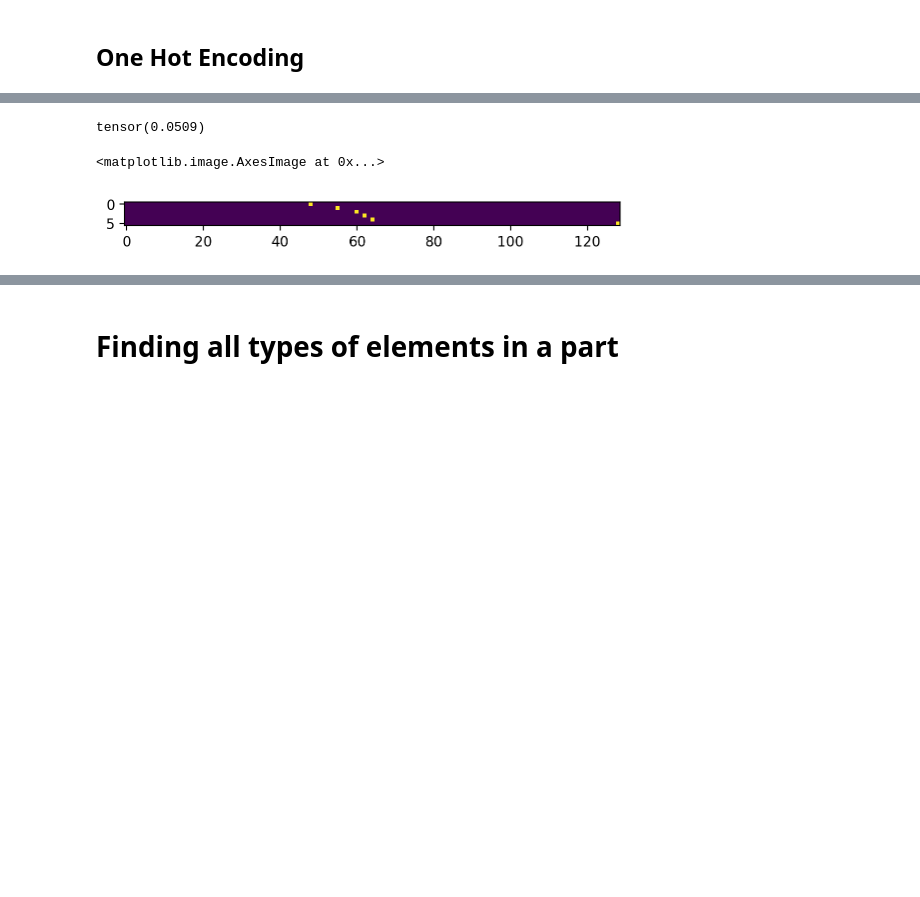
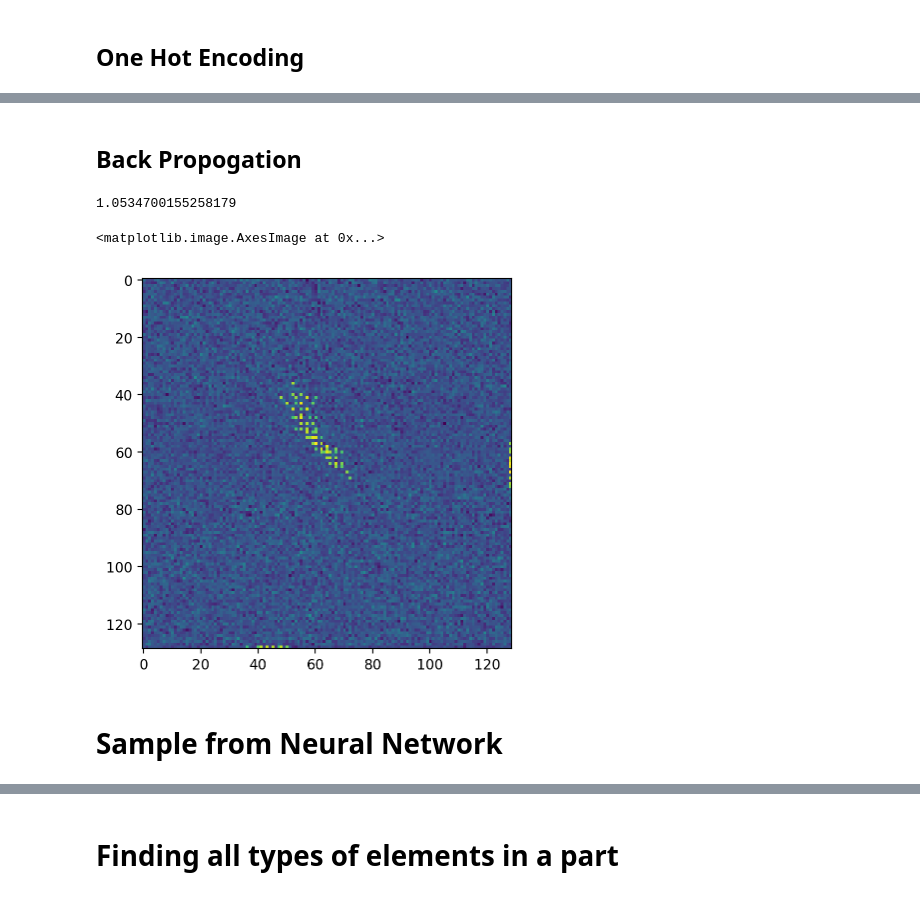
Before and after one commit to rp-bot/MIDI-gen-ai, a Jupyter notebook: src/transformer.ipynb, the cells around one changed output, grey strips where cells are left out. Drawn from its saved outputs; the diff is of its cells as text; code cells hidden in the pictures; blank space fills up the shorter version.

Commit message:
new networks

```diff
--- a/src/transformer.ipynb
+++ b/src/transformer.ipynb
@@ -150,8 +146,8 @@ n = 0
 for chord in all_chords:
     c_bigram = ["."] + chord + ["."]
     for c1, c2 in zip(c_bigram, c_bigram[1:]):
-        ix1 = ntoi[c1]
-        ix2 = ntoi[c2]
+        ix1 = n_to_i[c1]
+        ix2 = n_to_i[c2]
         p = P[ix1, ix2]
         logprob = torch.log(p)
         log_likelihood += logprob
@@ -169,13 +165,17 @@ tensor(1.0509)
 # %%
 xs, ys = [], []
 
-for c in all_chords[:1]:
+for c in all_chords:
     ns = ["."] + c + ["."]
     for n1, n2 in zip(ns, ns[1:]):
-        ix1 = ntoi[n1]
-        ix2 = ntoi[n2]
+        ix1 = n_to_i[n1]
+        ix2 = n_to_i[n2]
         xs.append(ix1)
         ys.append(ix2)
 
 xs = torch.tensor(xs)
 ys = torch.tensor(ys)
+length_xs = xs.nelement()
+
+g = torch.Generator().manual_seed(547648569)
+W = torch.randn((129, 129), generator=g, requires_grad=True)
@@ -196,5 +209,0 @@ xenc, yenc
-# %%
-W = torch.randn((129, 129))
-logits = xenc @ W
-counts = logits.exp()
-probs = counts / counts.sum(1, keepdims=True)
@@ -219,9 +210,2 @@ tensor([0.0075, 0.0015, 0.0087, 0.0087, 0.0010, 0.0280, 0.0010, 0.0025, 0.0052,
-# %%
-probs[0].max()
-# %% [output]
-tensor(0.0509)
-# %%
-plt.imshow(yenc)
-# %% [output]
-<matplotlib.image.AxesImage at 0x...>
-[figure, removed]
+# %% [markdown]
+## Back Propogation
@@ -227,0 +214,27 @@ plt.imshow(yenc)
+# %%
+loss = 0.0
+for k in tqdm(range(100000), desc="Backpropagation : "):
+    xenc = F.one_hot(xs, num_classes=129).float()
+    logits = xenc @ W
+    # Softmax
+    counts = logits.exp()
+    probs = counts / counts.sum(1, keepdims=True)
+    loss = -probs[torch.arange(length_xs), ys].log().mean()
+
+    # Backward Pass
+    W.grad = None
+    loss.backward()
+
+    # Modify Weight
+    W.data += -0.1*W.grad
+print(loss.item())
+# %% [output]
+1.0534700155258179
+# %%
+W_detached = W.detach().numpy()
+plt.imshow(W_detached)
+# %% [output]
+<matplotlib.image.AxesImage at 0x...>
+[figure, added]
+# %% [markdown]
+# Sample from Neural Network
```
Also changed, not shown: parts of 12 cells of this notebook, 6 other files.
